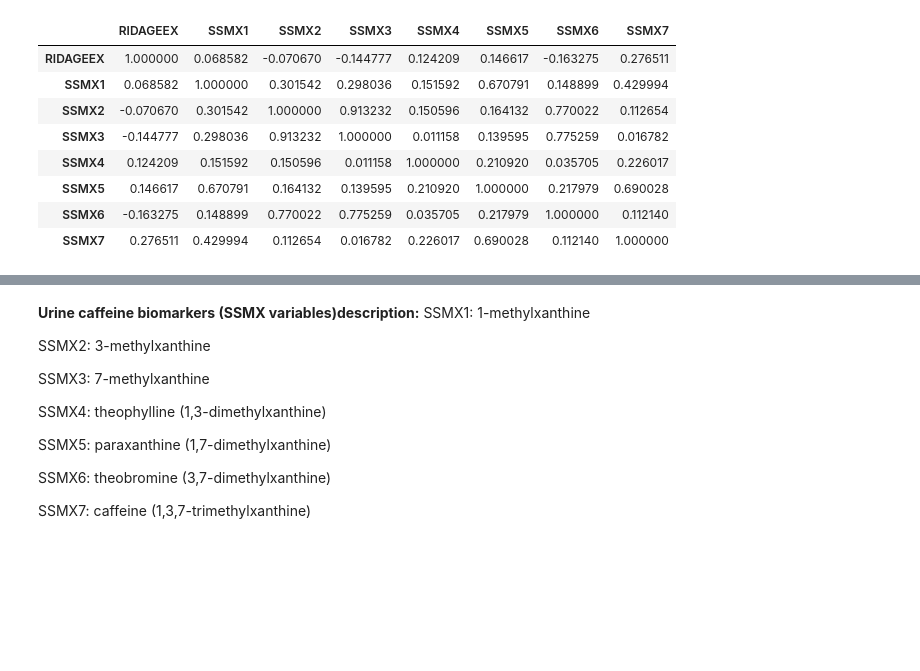
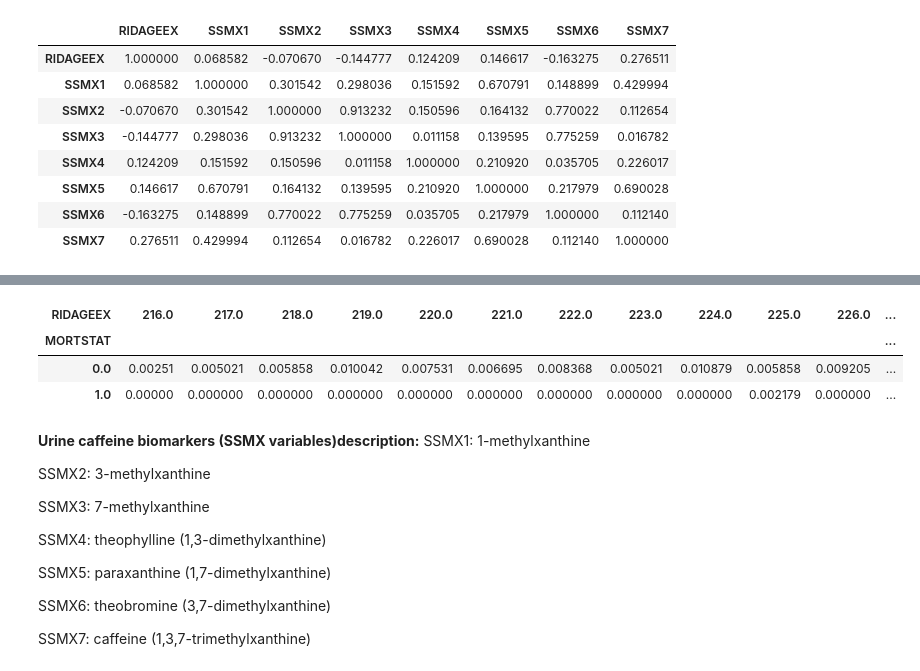
Before and after one commit to yxqin06/DS3021_Project_1, a Jupyter notebook: Project_1_Final.ipynb, the cells around one changed output, grey strips where cells are left out. Drawn from its saved outputs; the diff is of its cells as text; code cells hidden in the pictures; blank space fills up the shorter version.

```diff
--- a/Project_1_Final.ipynb
+++ b/Project_1_Final.ipynb
@@ -175,3 +175,10 @@ pd.crosstab(df["RIAGENDR"], df["MORTSTAT"], normalize="index")
+# %%
+pd.crosstab(new_df["MORTSTAT"], new_df["RIDAGEEX"], normalize="index")
+# %% [output]
+| RIDAGEEX | 216.0 | 217.0 | 218.0 | 219.0 | 220.0 | 221.0 | 222.0 | 223.0 | 224.0 | 225.0 | 226.0 | ... |
+| MORTSTAT |  |  |  |  |  |  |  |  |  |  |  | ... |
+| 0.0 | 0.00251 | 0.005021 | 0.005858 | 0.010042 | 0.007531 | 0.006695 | 0.008368 | 0.005021 | 0.010879 | 0.005858 | 0.009205 | ... |
+| 1.0 | 0.00000 | 0.000000 | 0.000000 | 0.000000 | 0.000000 | 0.000000 | 0.000000 | 0.000000 | 0.000000 | 0.002179 | 0.000000 | ... |
 # %% [markdown]
 **Urine caffeine biomarkers (SSMX variables)description:**
 SSMX1: 1-methylxanthine
```
Also changed, not shown: parts of 2 cells of this notebook.
